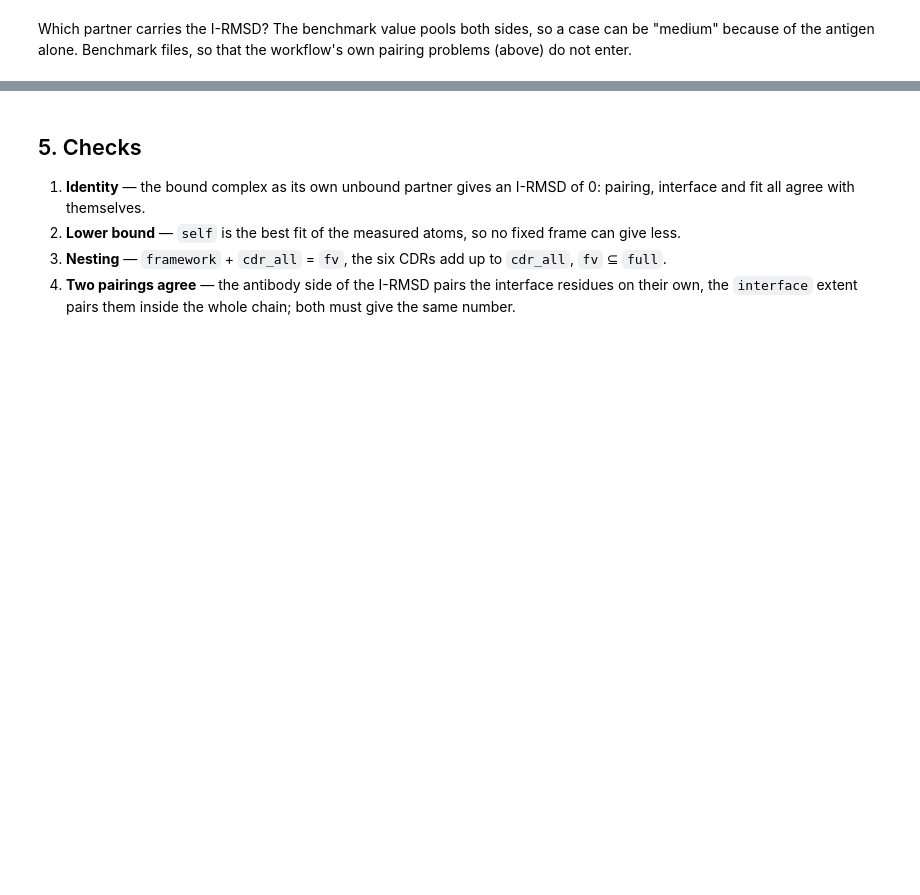
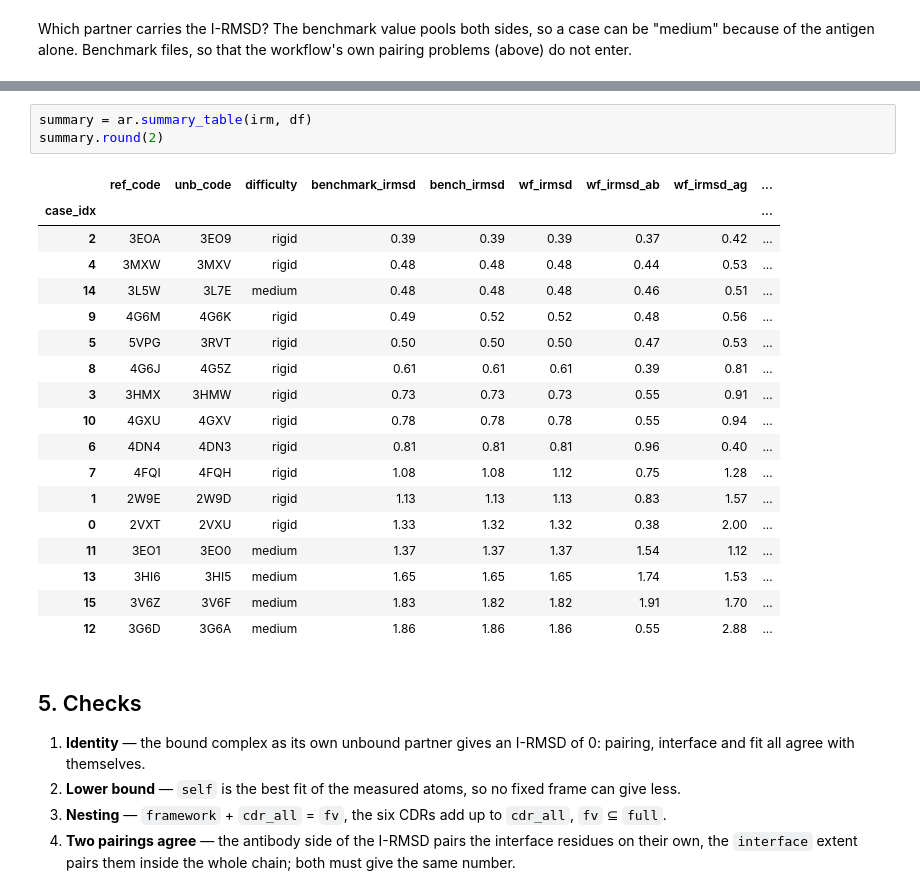
Before and after one commit to RubenChM/biobb_wf_antibody, a Jupyter notebook: biobb_wf_antibody/notebooks/exploration/ab_rmsds.ipynb, the cells around one changed output, grey strips where cells are left out. Cells and saved outputs as stored; diff of their text form; blank space fills up the shorter version.

```diff
--- a/biobb_wf_antibody/notebooks/exploration/ab_rmsds.ipynb
+++ b/biobb_wf_antibody/notebooks/exploration/ab_rmsds.ipynb
@@ -350,3 +207,25 @@ display(summary.round(2))
+# %%
+summary = ar.summary_table(irm, df)
+summary.round(2)
+# %% [output]
+|  | ref_code | unb_code | difficulty | benchmark_irmsd | bench_irmsd | wf_irmsd | wf_irmsd_ab | wf_irmsd_ag | ... |
+| case_idx |  |  |  |  |  |  |  |  | ... |
+| 2 | 3EOA | 3EO9 | rigid | 0.39 | 0.39 | 0.39 | 0.37 | 0.42 | ... |
+| 4 | 3MXW | 3MXV | rigid | 0.48 | 0.48 | 0.48 | 0.44 | 0.53 | ... |
+| 14 | 3L5W | 3L7E | medium | 0.48 | 0.48 | 0.48 | 0.46 | 0.51 | ... |
+| 9 | 4G6M | 4G6K | rigid | 0.49 | 0.52 | 0.52 | 0.48 | 0.56 | ... |
+| 5 | 5VPG | 3RVT | rigid | 0.50 | 0.50 | 0.50 | 0.47 | 0.53 | ... |
+| 8 | 4G6J | 4G5Z | rigid | 0.61 | 0.61 | 0.61 | 0.39 | 0.81 | ... |
+| 3 | 3HMX | 3HMW | rigid | 0.73 | 0.73 | 0.73 | 0.55 | 0.91 | ... |
+| 10 | 4GXU | 4GXV | rigid | 0.78 | 0.78 | 0.78 | 0.55 | 0.94 | ... |
+| 6 | 4DN4 | 4DN3 | rigid | 0.81 | 0.81 | 0.81 | 0.96 | 0.40 | ... |
+| 7 | 4FQI | 4FQH | rigid | 1.08 | 1.08 | 1.12 | 0.75 | 1.28 | ... |
+| 1 | 2W9E | 2W9D | rigid | 1.13 | 1.13 | 1.13 | 0.83 | 1.57 | ... |
+| 0 | 2VXT | 2VXU | rigid | 1.33 | 1.32 | 1.32 | 0.38 | 2.00 | ... |
+| 11 | 3EO1 | 3EO0 | medium | 1.37 | 1.37 | 1.37 | 1.54 | 1.12 | ... |
+| 13 | 3HI6 | 3HI5 | medium | 1.65 | 1.65 | 1.65 | 1.74 | 1.53 | ... |
+| 15 | 3V6Z | 3V6F | medium | 1.83 | 1.82 | 1.82 | 1.91 | 1.70 | ... |
+| 12 | 3G6D | 3G6A | medium | 1.86 | 1.86 | 1.86 | 0.55 | 2.88 | ... |
 # %% [markdown]
 ## 5. Checks
 
```
Also changed, not shown: parts of 42 cells of this notebook, 1 other file.
